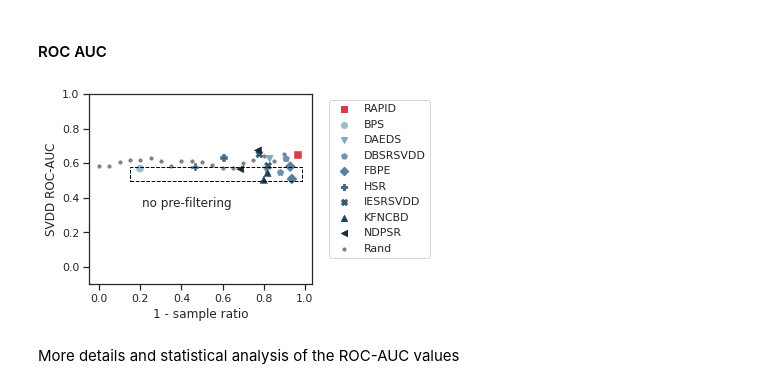
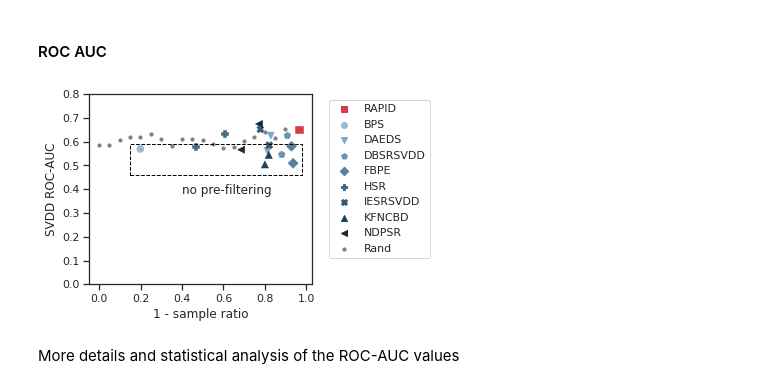
Before and after one commit to englhardt/ocs-evaluation, a Jupyter notebook: notebooks/eval_dami.ipynb, the cells around one changed output. Saved outputs shown, nothing was run; the diff lists cells and outputs as text; code cells hidden in the pictures.

```diff
--- a/notebooks/eval_dami.ipynb
+++ b/notebooks/eval_dami.ipynb
@@ -104,9 +108,9 @@ our_methods = [f'RAPID({target_threshold_strat})']
 
 target_df = df.query('(sst in @competitors_sst or ss in @our_methods)').copy()
 
-target_svdd_result = 'svdd_reinit_ROT_C1_mcc'.replace('mcc', 'auc')
-target_svdd_result_baseline = 'svdd_reinit_ROT_CTax_mcc'.replace('mcc', 'auc')
-target_svdd_result_ours = 'svdd_reinit_ROT_C1_mcc'.replace('mcc', 'auc')
+target_svdd_result = 'svdd_reinit_ROT_C1_mcc'#.replace('mcc', 'auc')
+target_svdd_result_baseline = 'svdd_reinit_ROT_CTax_mcc'#.replace('mcc', 'auc')
+target_svdd_result_ours = 'svdd_reinit_ROT_C1_mcc'#.replace('mcc', 'auc')
 target_df['t_pred_1k'] = target_df[target_svdd_result.replace('mcc', 'time_pred')] / target_df['n_observations'] * 1000
 mask = target_df.query('ss in @our_methods').index
 # %%
@@ -588,7 +592,7 @@ y.round(4)
 # %% [markdown]
 Helper
 # %%
-sns.set(style="ticks", font_scale=1.0, rc={'figure.figsize':(6, 3.5)})
+sns.set(style="ticks", font_scale=1.35)
 
 def avg_plot(target_threshold_strat, metric='mcc'):
     target_svdd_result = f'svdd_reinit_ROT_CTax_{metric}'
@@ -637,16 +641,16 @@ def avg_plot(target_threshold_strat, metric='mcc'):
 
     handles, labels = f.axes.get_legend_handles_labels()
     plt.legend(handles=[handles[-2]] + handles[0:-2] + [handles[-1]], labels=[OUR_METHOD_NAME] + labels[0:-2] + [labels[-1]], bbox_to_anchor=(1.05, 1), loc=0, title=None)
-    eps_x, eps_y = 0.05, 0.01
-    top_left_box_p = d_plot_all.query('sst == "BPS"').min()
-    bot_right_box_p_x = d_plot_all.query('sst == "FBPE" and removed > 0.9')
-    bot_right_box_p_y = d_plot_all.query('sst == "FBPE" and removed > 0.9')
-    box_x_min, box_x_max = top_left_box_p.removed  - eps_x, bot_right_box_p_x.removed.values[0]  + eps_x
-    box_y_min, box_y_max = bot_right_box_p_y.svdd.values[0]  - eps_y, top_left_box_p.svdd  + eps_y
-    r = Rectangle((box_x_min, box_y_min), box_x_max - box_x_min, box_y_max - box_y_min,
-                  fill=False, linestyle='dashed', color='black')
-    f.axes.add_patch(r)
-    plt.text((box_x_max - box_x_min) * 0.25, -0.03 if metric != 'auc' else 0.35, 'no pre-filtering')
+#     eps_x, eps_y = 0.05, 0.01
+#     top_left_box_p = d_plot_all.query('sst == "BPS"').min()
+#     bot_right_box_p_x = d_plot_all.query('sst == "FBPE" and removed > 0.9')
+#     bot_right_box_p_y = d_plot_all.query('sst == "FBPE" and removed > 0.9')
+#     box_x_min, box_x_max = top_left_box_p.removed  - eps_x, bot_right_box_p_x.removed.values[0]  + eps_x
+#     box_y_min, box_y_max = bot_right_box_p_y.svdd.values[0]  - eps_y, top_left_box_p.svdd  + eps_y
+#     r = Rectangle((box_x_min, box_y_min), box_x_max - box_x_min, box_y_max - box_y_min,
+#                   fill=False, linestyle='dashed', color='black')
+#     f.axes.add_patch(r)
+#     plt.text((box_x_max - box_x_min) * 0.25, -0.03 if metric != 'auc' else 0.35, 'no pre-filtering')
     if metric == 'mcc':
         plt.tight_layout()
         plt.ylim(-0.06, 0.16)
@@ -677,12 +688,14 @@ plt.yticks([-0.05, 0.0, 0.05, 0.1, 0.15, 0.2, 0.25, 0.3, 0.35, 0.4, 0.45, 0.5]);
 # %% [markdown]
 #### ROC AUC
 # %%
-d, f = avg_plot('OutPerc(nothing)', metric='auc')
+_, f = avg_plot('OutPerc(nothing)', metric='auc')
 plt.ylabel('SVDD ROC-AUC')
-plt.ylim([-0.1, 1.0]);
-plt.savefig(os.path.join(PLOT_PATH, 'eval_avg_rocauc.pdf'), bbox_inches='tight')
+plt.ylim([-0, 0.8])
+f.axes.add_patch(Rectangle((0.15, 0.46), 0.83, 0.1315, fill=False, linestyle='dashed', color='black'))
+plt.text(0.4, 0.38, 'no pre-filtering')
+plt.savefig(os.path.join(PLOT_PATH, 'eval_avg_roc_auc.pdf'), bbox_inches='tight')
 # %% [output]
-[figure, old version]
+[figure, new version]
 # %% [markdown]
 More details and statistical analysis of the ROC-AUC values
 # %%
```
Also changed, not shown: parts of 14 cells of this notebook, 15 other files.
